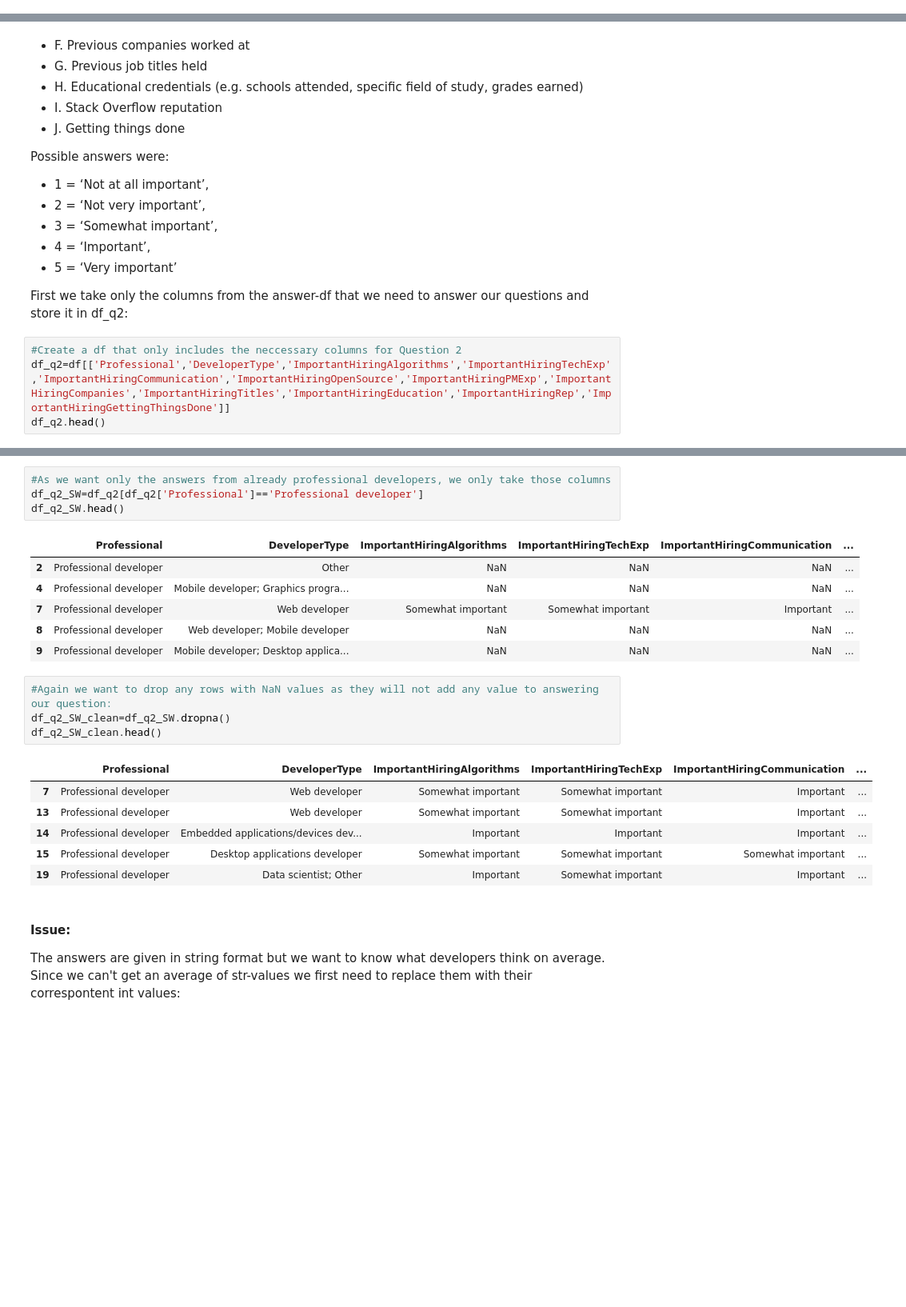
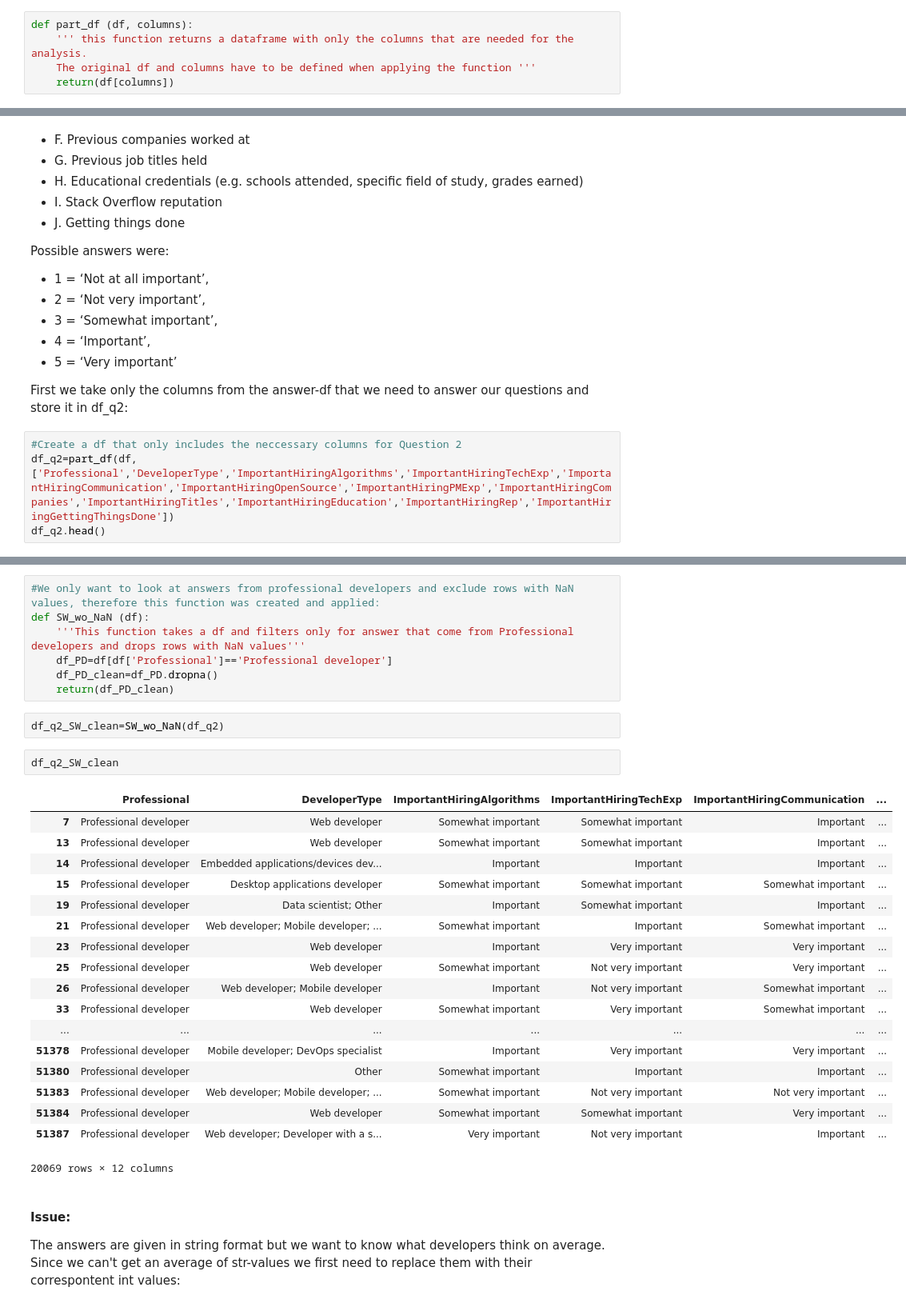
Before and after one commit to FiDataS/Project1_AnalysisStackOverflow, a Jupyter notebook: Project 1 - Analysis of Stack Overflow Data.ipynb, the cells around one changed output, grey strips where cells are left out. Shown at 80% size. Cells and saved outputs as stored; diff of their text form; blank space fills up the shorter version.

```diff
--- a/Project 1 - Analysis of Stack Overflow Data.ipynb
+++ b/Project 1 - Analysis of Stack Overflow Data.ipynb
@@ -171 +172,6 @@ First we take only the columns from the answer-df that we need to answer our que
+# %%
+def part_df (df, columns):
+    ''' this function returns a dataframe with only the columns that are needed for the analysis.
+    The original df and columns have to be defined when applying the function '''
+    return(df[columns])
 # %%
@@ -314,7 +321,7 @@ Possible answers were:
 First we take only the columns from the answer-df that we need to answer our questions and store it in df_q2:
 # %%
 #Create a df that only includes the neccessary columns for Question 2
-df_q2=df[['Professional','DeveloperType','ImportantHiringAlgorithms','ImportantHiringTechExp','ImportantHiringCommunication','ImportantHiringOpenSource','ImportantHiringPMExp','ImportantHiringCompanies','ImportantHiringTitles','ImportantHiringEducation','ImportantHiringRep','ImportantHiringGettingThingsDone']]
+df_q2=part_df(df,['Professional','DeveloperType','ImportantHiringAlgorithms','ImportantHiringTechExp','ImportantHiringCommunication','ImportantHiringOpenSource','ImportantHiringPMExp','ImportantHiringCompanies','ImportantHiringTitles','ImportantHiringEducation','ImportantHiringRep','ImportantHiringGettingThingsDone'])
 df_q2.head()
 # %% [output]
 |  | Professional | DeveloperType | ImportantHiringAlgorithms | ImportantHiringTechExp | ImportantHiringCommunication | ... |
@@ -323,28 +330,36 @@ df_q2.head()
 | 2 | Professional developer | Other | NaN | NaN | NaN | ... |
 | 3 | Professional non-developer who so... | NaN | Somewhat important | Somewhat important | Very important | ... |
 | 4 | Professional developer | Mobile developer; Graphics progra... | NaN | NaN | NaN | ... |
-# %%
-#As we want only the answers from already professional developers, we only take those columns
-df_q2_SW=df_q2[df_q2['Professional']=='Professional developer']
-df_q2_SW.head()
-# %% [output]
-|  | Professional | DeveloperType | ImportantHiringAlgorithms | ImportantHiringTechExp | ImportantHiringCommunication | ... |
-| 2 | Professional developer | Other | NaN | NaN | NaN | ... |
-| 4 | Professional developer | Mobile developer; Graphics progra... | NaN | NaN | NaN | ... |
-| 7 | Professional developer | Web developer | Somewhat important | Somewhat important | Important | ... |
-| 8 | Professional developer | Web developer; Mobile developer | NaN | NaN | NaN | ... |
-| 9 | Professional developer | Mobile developer; Desktop applica... | NaN | NaN | NaN | ... |
-# %%
-#Again we want to drop any rows with NaN values as they will not add any value to answering our question:
-df_q2_SW_clean=df_q2_SW.dropna()
-df_q2_SW_clean.head()
-# %% [output]
-|  | Professional | DeveloperType | ImportantHiringAlgorithms | ImportantHiringTechExp | ImportantHiringCommunication | ... |
-| 7 | Professional developer | Web developer | Somewhat important | Somewhat important | Important | ... |
-| 13 | Professional developer | Web developer | Somewhat important | Somewhat important | Important | ... |
-| 14 | Professional developer | Embedded applications/devices dev... | Important | Important | Important | ... |
-| 15 | Professional developer | Desktop applications developer | Somewhat important | Somewhat important | Somewhat important | ... |
-| 19 | Professional developer | Data scientist; Other | Important | Somewhat important | Important | ... |
+# %%
+#We only want to look at answers from professional developers and exclude rows with NaN values, therefore this function was created and applied:
+def SW_wo_NaN (df):
+    '''This function takes a df and filters only for answer that come from Professional developers and drops rows with NaN values'''
+    df_PD=df[df['Professional']=='Professional developer']
+    df_PD_clean=df_PD.dropna()
+    return(df_PD_clean)
+# %%
+df_q2_SW_clean=SW_wo_NaN(df_q2)
+# %%
+df_q2_SW_clean
+# %% [output]
+|  | Professional | DeveloperType | ImportantHiringAlgorithms | ImportantHiringTechExp | ImportantHiringCommunication | ... |
+| 7 | Professional developer | Web developer | Somewhat important | Somewhat important | Important | ... |
+| 13 | Professional developer | Web developer | Somewhat important | Somewhat important | Important | ... |
+| 14 | Professional developer | Embedded applications/devices dev... | Important | Important | Important | ... |
+| 15 | Professional developer | Desktop applications developer | Somewhat important | Somewhat important | Somewhat important | ... |
+| 19 | Professional developer | Data scientist; Other | Important | Somewhat important | Important | ... |
+| 21 | Professional developer | Web developer; Mobile developer; ... | Somewhat important | Important | Somewhat important | ... |
+| 23 | Professional developer | Web developer | Important | Very important | Very important | ... |
+| 25 | Professional developer | Web developer | Somewhat important | Not very important | Very important | ... |
+| 26 | Professional developer | Web developer; Mobile developer | Important | Not very important | Somewhat important | ... |
+| 33 | Professional developer | Web developer | Somewhat important | Very important | Somewhat important | ... |
+| ... | ... | ... | ... | ... | ... | ... |
+| 51378 | Professional developer | Mobile developer; DevOps specialist | Important | Very important | Very important | ... |
+| 51380 | Professional developer | Other | Somewhat important | Important | Important | ... |
+| 51383 | Professional developer | Web developer; Mobile developer; ... | Somewhat important | Not very important | Not very important | ... |
+| 51384 | Professional developer | Web developer | Somewhat important | Somewhat important | Very important | ... |
+| 51387 | Professional developer | Web developer; Developer with a s... | Very important | Not very important | Important | ... |
+20069 rows × 12 columns
 # %% [markdown]
 #### Issue:
 The answers are given in string format but we want to know what developers think on average. Since we can't get an average of str-values we first need to replace them with their correspontent int values:
```
Also changed, not shown: parts of 8 cells of this notebook.
